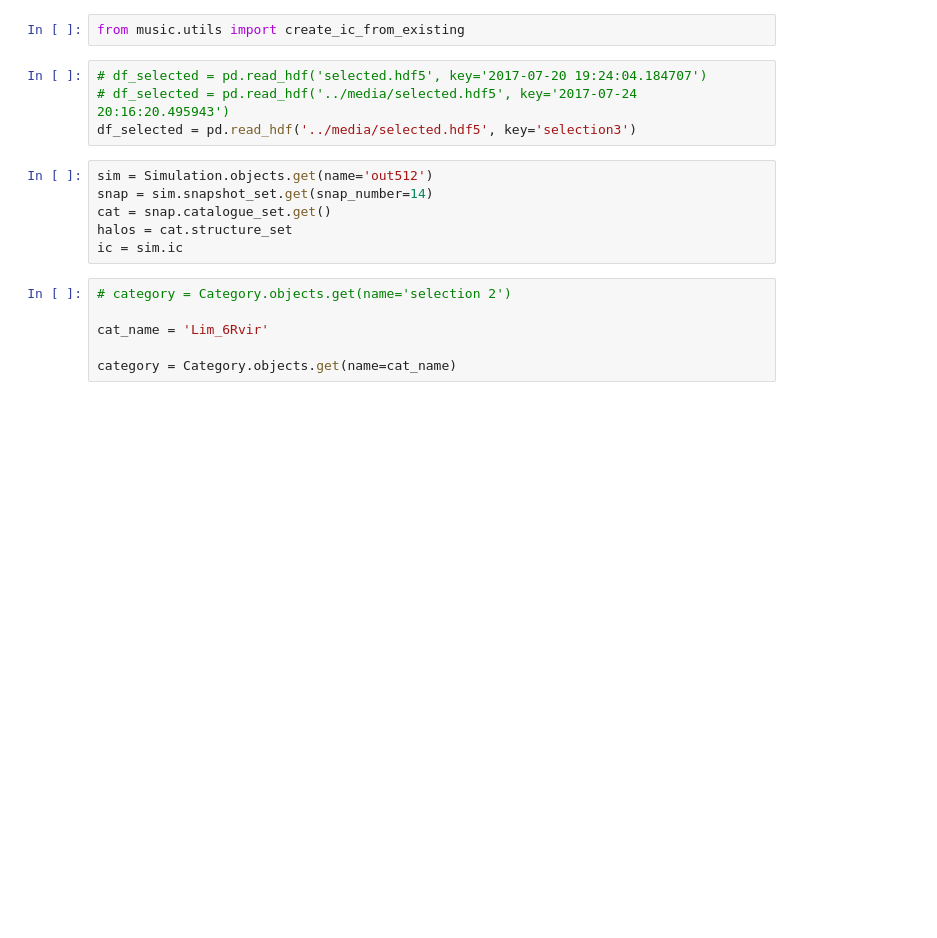
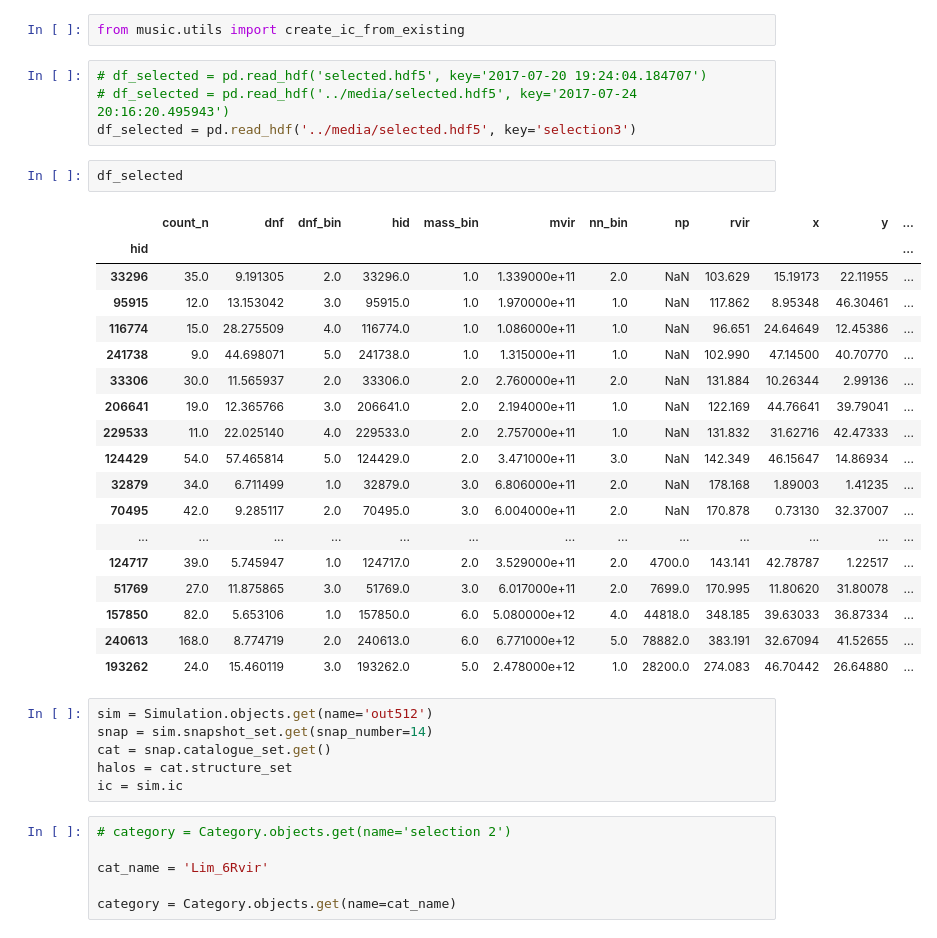
Before and after one commit to lbignone/hog, a Jupyter notebook: notebooks/Create Ics.ipynb, the cells around one changed output. Cells and saved outputs as stored; diff of their text form; blank space fills up the shorter version.

```diff
--- a/notebooks/Create Ics.ipynb
+++ b/notebooks/Create Ics.ipynb
@@ -19,6 +19,27 @@ from music.utils import create_ic_from_existing
 # df_selected = pd.read_hdf('selected.hdf5', key='2017-07-20 19:24:04.184707')
 # df_selected = pd.read_hdf('../media/selected.hdf5', key='2017-07-24 20:16:20.495943')
 df_selected = pd.read_hdf('../media/selected.hdf5', key='selection3')
+# %%
+df_selected
+# %% [output]
+|  | count_n | dnf | dnf_bin | hid | mass_bin | mvir | nn_bin | np | rvir | x | y | ... |
+| hid |  |  |  |  |  |  |  |  |  |  |  | ... |
+| 33296 | 35.0 | 9.191305 | 2.0 | 33296.0 | 1.0 | 1.339000e+11 | 2.0 | NaN | 103.629 | 15.19173 | 22.11955 | ... |
+| 95915 | 12.0 | 13.153042 | 3.0 | 95915.0 | 1.0 | 1.970000e+11 | 1.0 | NaN | 117.862 | 8.95348 | 46.30461 | ... |
+| 116774 | 15.0 | 28.275509 | 4.0 | 116774.0 | 1.0 | 1.086000e+11 | 1.0 | NaN | 96.651 | 24.64649 | 12.45386 | ... |
+| 241738 | 9.0 | 44.698071 | 5.0 | 241738.0 | 1.0 | 1.315000e+11 | 1.0 | NaN | 102.990 | 47.14500 | 40.70770 | ... |
+| 33306 | 30.0 | 11.565937 | 2.0 | 33306.0 | 2.0 | 2.760000e+11 | 2.0 | NaN | 131.884 | 10.26344 | 2.99136 | ... |
+| 206641 | 19.0 | 12.365766 | 3.0 | 206641.0 | 2.0 | 2.194000e+11 | 1.0 | NaN | 122.169 | 44.76641 | 39.79041 | ... |
+| 229533 | 11.0 | 22.025140 | 4.0 | 229533.0 | 2.0 | 2.757000e+11 | 1.0 | NaN | 131.832 | 31.62716 | 42.47333 | ... |
+| 124429 | 54.0 | 57.465814 | 5.0 | 124429.0 | 2.0 | 3.471000e+11 | 3.0 | NaN | 142.349 | 46.15647 | 14.86934 | ... |
+| 32879 | 34.0 | 6.711499 | 1.0 | 32879.0 | 3.0 | 6.806000e+11 | 2.0 | NaN | 178.168 | 1.89003 | 1.41235 | ... |
+| 70495 | 42.0 | 9.285117 | 2.0 | 70495.0 | 3.0 | 6.004000e+11 | 2.0 | NaN | 170.878 | 0.73130 | 32.37007 | ... |
+| ... | ... | ... | ... | ... | ... | ... | ... | ... | ... | ... | ... | ... |
+| 124717 | 39.0 | 5.745947 | 1.0 | 124717.0 | 2.0 | 3.529000e+11 | 2.0 | 4700.0 | 143.141 | 42.78787 | 1.22517 | ... |
+| 51769 | 27.0 | 11.875865 | 3.0 | 51769.0 | 3.0 | 6.017000e+11 | 2.0 | 7699.0 | 170.995 | 11.80620 | 31.80078 | ... |
+| 157850 | 82.0 | 5.653106 | 1.0 | 157850.0 | 6.0 | 5.080000e+12 | 4.0 | 44818.0 | 348.185 | 39.63033 | 36.87334 | ... |
+| 240613 | 168.0 | 8.774719 | 2.0 | 240613.0 | 6.0 | 6.771000e+12 | 5.0 | 78882.0 | 383.191 | 32.67094 | 41.52655 | ... |
+| 193262 | 24.0 | 15.460119 | 3.0 | 193262.0 | 5.0 | 2.478000e+12 | 1.0 | 28200.0 | 274.083 | 46.70442 | 26.64880 | ... |
 # %%
 sim = Simulation.objects.get(name='out512')
 snap = sim.snapshot_set.get(snap_number=14)
```
Also changed, not shown: parts of 4 cells of this notebook, 23 other files.
